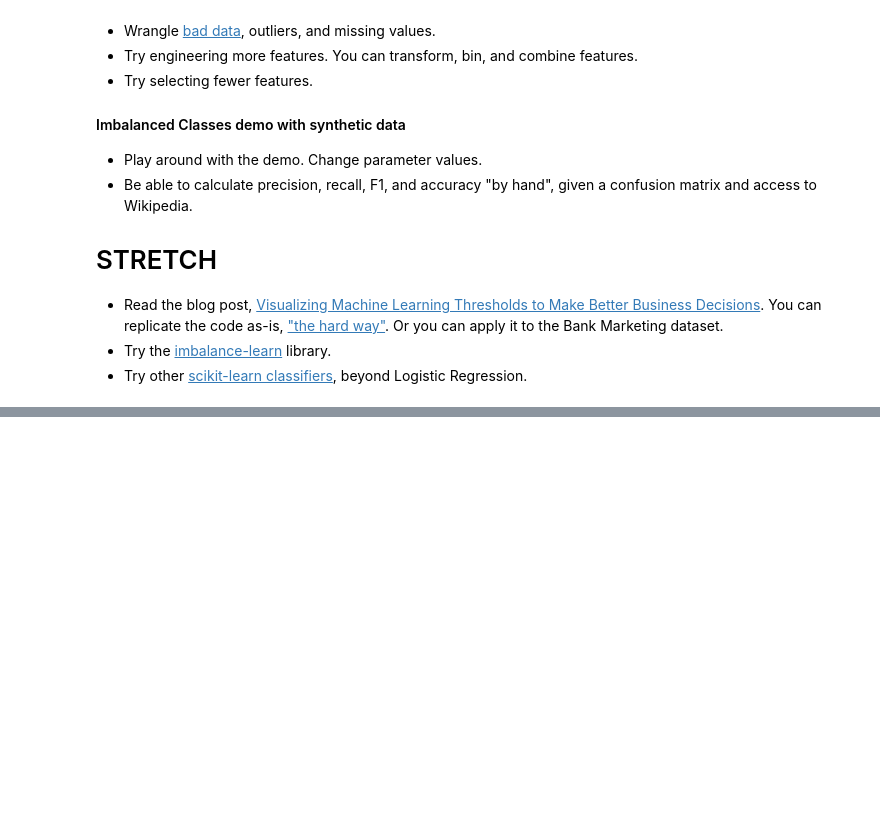
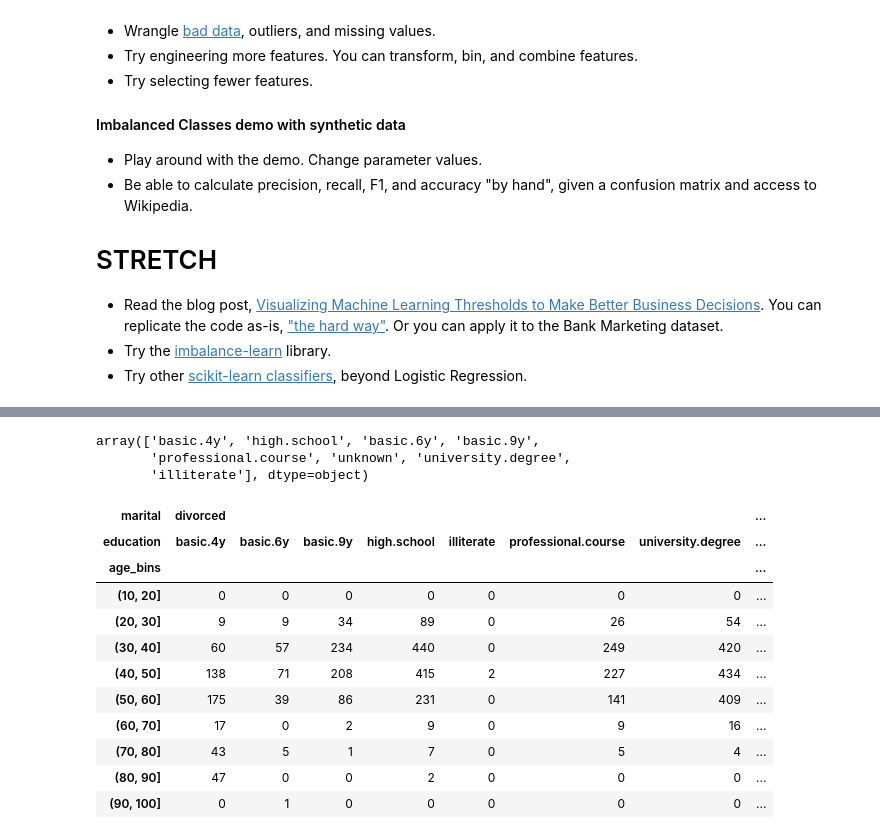
Before and after one commit to LambdaSchool/DS-Unit-2-Sprint-3-Classification-Validation, a Jupyter notebook: module3-classification-metrics/LS_DS_242_Validate_classification_problems_LIVE_LESSON.ipynb, the cells around one changed output, grey strips where cells are left out. Cells and saved outputs as stored; diff of their text form; code cells hidden in the pictures; blank space fills up the shorter version.

```diff
--- a/module3-classification-metrics/LS_DS_242_Validate_classification_problems_LIVE_LESSON.ipynb
+++ b/module3-classification-metrics/LS_DS_242_Validate_classification_problems_LIVE_LESSON.ipynb
@@ -446,0 +600,10 @@ How do the evaluation metrics and decision region plots change?
+# %%
+# Load data
+bank = pd.read_csv('bank-additional/bank-additional-full.csv', sep=';')
+
+# Assign to X, y
+X = bank.drop(columns='y')
+y = bank['y'] == 'yes'
+
+# Drop leaky feature
+X = X.drop(columns='duration').select_dtypes(include='number')
@@ -446,0 +686,30 @@ How do the evaluation metrics and decision region plots change?
+# %%
+bank['education'].unique()
+# %% [output]
+array(['basic.4y', 'high.school', 'basic.6y', 'basic.9y',
+       'professional.course', 'unknown', 'university.degree',
+       'illiterate'], dtype=object)
+# %%
+bank1 = pd.read_csv('bank-additional/bank-additional-full.csv', sep=';')
+
+# Bin age by interval of 10
+age_bins = [age for age in range(10, 110, 10)]
+bank1['age_bins'] = pd.cut(bank['age'], age_bins)
+
+pd.crosstab(index=bank1['age_bins'],columns=[bank1['marital'],bank1['education']])
+
+##Groupby with all columns except age and duration
+#bank1.groupby(['age_bins'])[bank1.select_dtypes(exclude='number').columns].counts()
+# %% [output]
+| marital | divorced |  |  |  |  |  |  | ... |
+| education | basic.4y | basic.6y | basic.9y | high.school | illiterate | professional.course | university.degree | ... |
+| age_bins |  |  |  |  |  |  |  | ... |
+| (10, 20] | 0 | 0 | 0 | 0 | 0 | 0 | 0 | ... |
+| (20, 30] | 9 | 9 | 34 | 89 | 0 | 26 | 54 | ... |
+| (30, 40] | 60 | 57 | 234 | 440 | 0 | 249 | 420 | ... |
+| (40, 50] | 138 | 71 | 208 | 415 | 2 | 227 | 434 | ... |
+| (50, 60] | 175 | 39 | 86 | 231 | 0 | 141 | 409 | ... |
+| (60, 70] | 17 | 0 | 2 | 9 | 0 | 9 | 16 | ... |
+| (70, 80] | 43 | 5 | 1 | 7 | 0 | 5 | 4 | ... |
+| (80, 90] | 47 | 0 | 0 | 2 | 0 | 0 | 0 | ... |
+| (90, 100] | 0 | 1 | 0 | 0 | 0 | 0 | 0 | ... |
```
Also changed, not shown: parts of 19 cells of this notebook.
